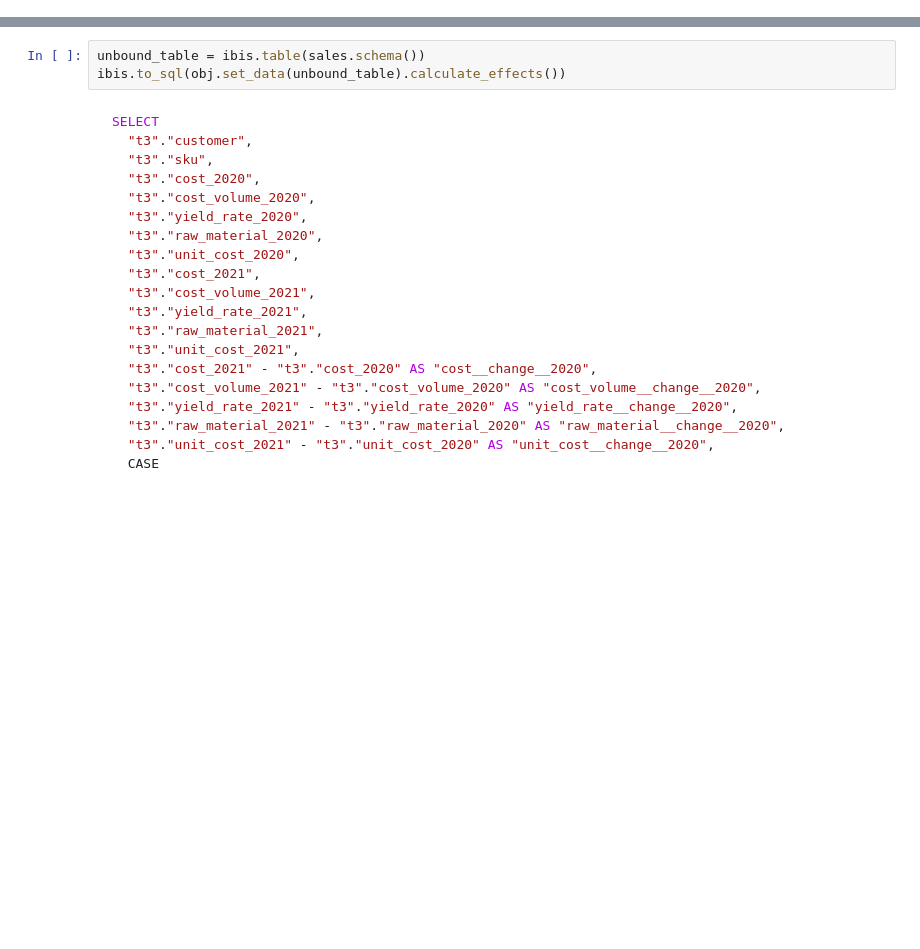
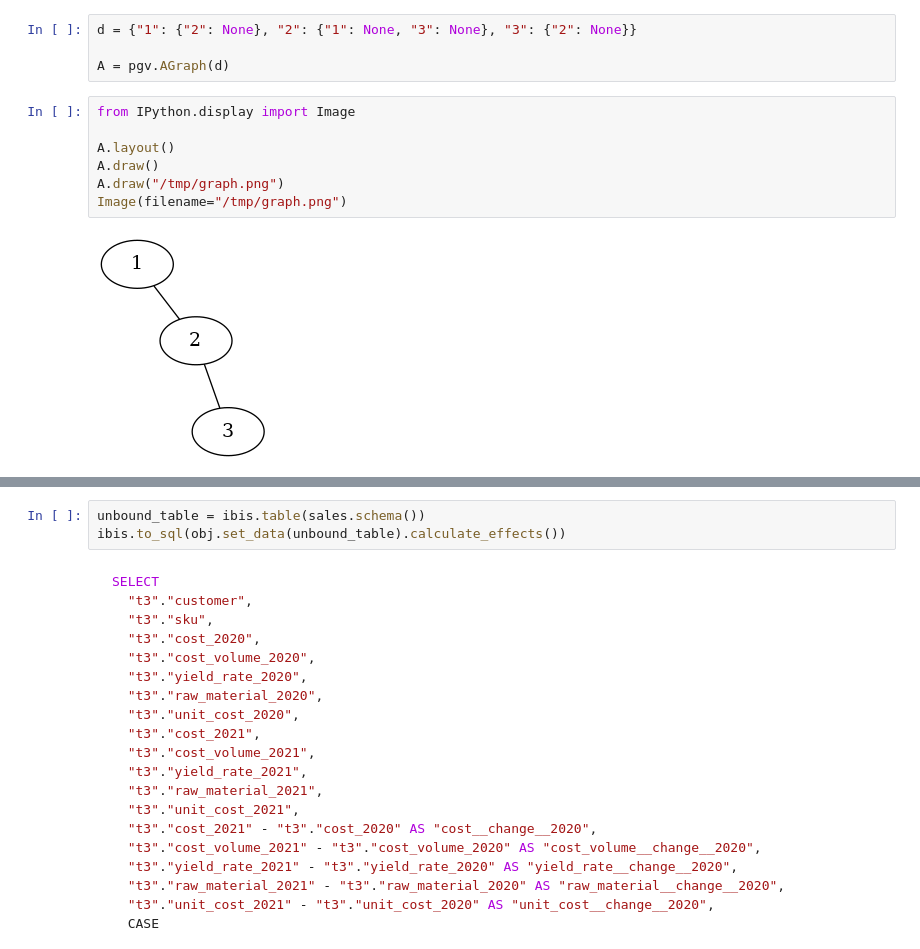
Before and after one commit to kamicollo/pvm, a Jupyter notebook: wip.ipynb, the cells around one changed output, grey strips where cells are left out. Drawn from its saved outputs; the diff is of its cells as text; blank space fills up the shorter version.

```diff
--- a/wip.ipynb
+++ b/wip.ipynb
@@ -83,3 +213,16 @@ cost = Field(
+# %%
+d = {"1": {"2": None}, "2": {"1": None, "3": None}, "3": {"2": None}}
+
+A = pgv.AGraph(d)
+# %%
+from IPython.display import Image
+
+A.layout()
+A.draw()
+A.draw("/tmp/graph.png")
+Image(filename="/tmp/graph.png")
+# %% [output]
+[figure, added]
 # %%
 con = ibis.polars.connect({"sales": datasets.sales.raw})
 sales = con.table("sales")
```
Also changed, not shown: parts of 13 cells of this notebook, 4 other files.
